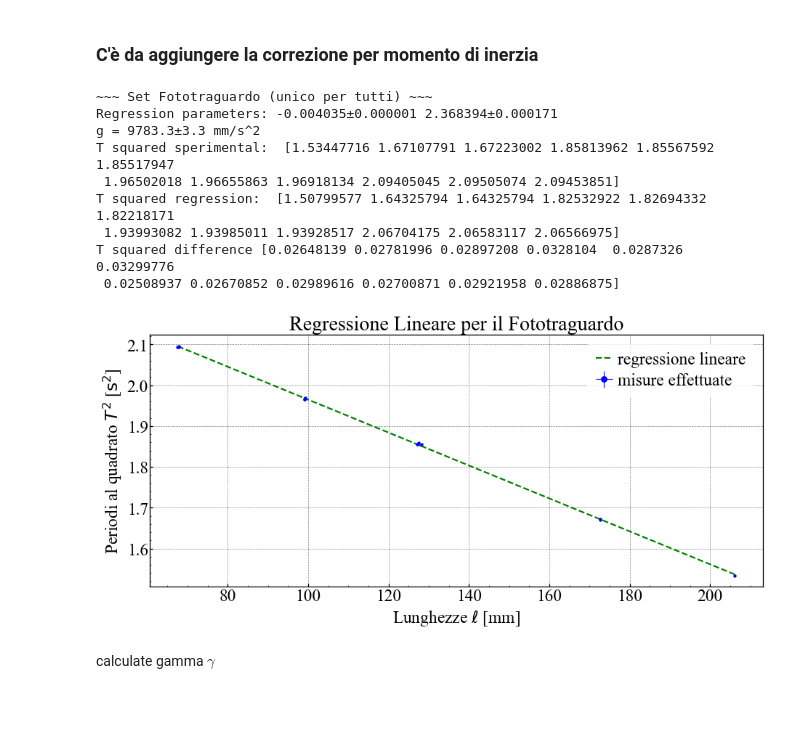
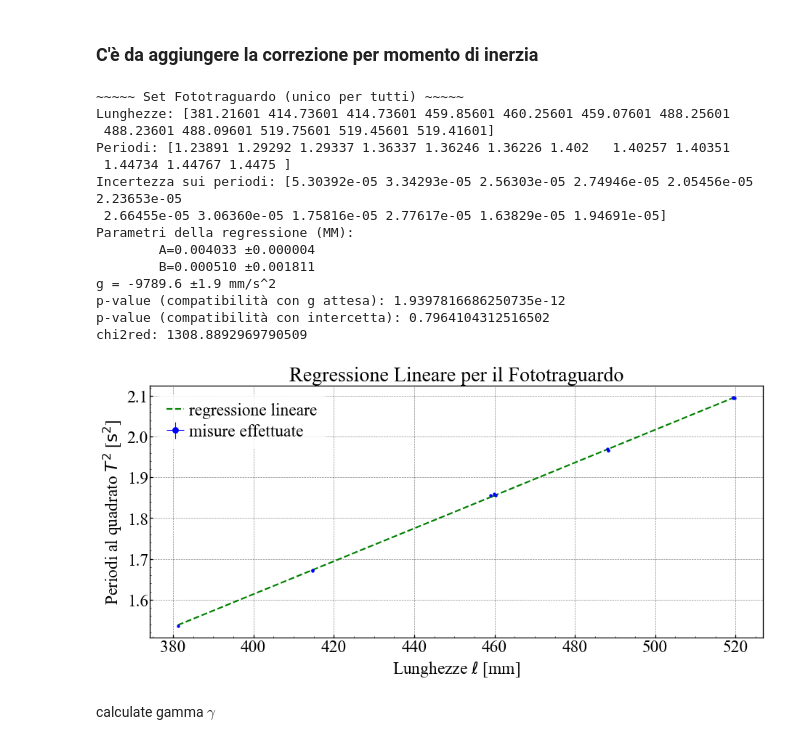
Before and after one commit to Mattia04/Accelerazione-gravitazionale, a Jupyter notebook: script.ipynb, the cells around one changed output. Drawn from its saved outputs; the diff is of its cells as text; code cells hidden in the pictures; blank space fills up the shorter version.

```diff
--- a/script.ipynb
+++ b/script.ipynb
@@ -197,12 +239,14 @@ for dataset_name, dataset in datasets.items():
     X = dataset.iloc[:, 0].to_numpy()
     Y = dataset.iloc[:, 1].to_numpy()
 
-    mean_period, std_period = functions.calc_moving_average(Y)
+    mean_period, std_period = functions.calc_average(Y)
+    # * non ha senso utilizzare la media mobile per il fototraguardo perché è troppo preciso
 
     print(
         f"{dataset_name:<40}",
-        f"mean periods: {mean_period:.4f} ± {std_period:.4f}",
-        f"mean squared: {mean_period**2:.4f}±{2*std_period*mean_period:.4f}",
+        f"mean periods: {mean_period:.5f} ± {std_period:.5f}",
+        f"mean squared: {mean_period**2:.5f} ± {2*std_period*mean_period:.5f}",
+        sep="\n\t"
     )
     periods.append(mean_period)
     std_periods.append(std_period)
@@ -213,6 +257,6 @@ for dataset_name, dataset in datasets.items():
     plt.xlabel(r"Tempo trascorso [s]")
     plt.ylabel(r"Periodi [s]")
 
-periods = np.array(periods)
+periods = np.array(periods) * 1.00017
 std_periods = np.array(std_periods)
 # %% [output]
@@ -245,12 +294,14 @@ misura fototraguardo lunghezza 5_tia     mean periods: 1.4473 ± 0.0000 mean squ
 # %% [markdown]
 ### C'è da aggiungere la correzione per momento di inerzia
 # %%
+lunghezze = functions.calc_length(lunghezze)
+
 squared_periods = np.square(periods) * (
     1 + (0.01 / (2 * np.pi)) ** 2  # correzione smorzamento (inutile)
 )
 squared_p_std = 2 * np.multiply(std_periods, periods)
-xerr = 0.2 / 1000
-err = np.sqrt(np.square(squared_p_std) + np.square(xerr))
+xerr = 0.02
+err = np.sqrt(np.square(squared_p_std) + np.square(xerr*0.004))
 
 plt.subplots(figsize=(12, 6))
 plt.errorbar(
@@ -259,58 +310,60 @@ plt.errorbar(
     fmt="b. ",
     yerr=squared_p_std,
     xerr=xerr,
     label="misure effettuate",
     markersize=8
 )
 
 retta = lambda x, a, b: a * x + b
 
 params, cov = scipy.optimize.curve_fit(
     retta, lunghezze, squared_periods, sigma=err, absolute_sigma=True
 )
 std = np.sqrt(np.diag(cov))
 
 g_value = -(4 * np.pi**2) / params[0]
 g_uncert = -std[0] / params[0] * g_value
 
 plt.plot(
     lunghezze, retta(lunghezze, *params), ls="--", c="g", label="regressione lineare", linewidth=2
 )
 
-print(f"~~~ Set Fototraguardo (unico per tutti) ~~~")
-print("Regression parameters:", *[f"{param:.6f}±{errs:.6f}" for param, errs in zip(params, std)])
-print(f"g = {g_value:.1f}±{g_uncert:.1f} mm/s^2")
+print(f"~~~~~ Set Fototraguardo (unico per tutti) ~~~~~")
+print(f"Lunghezze: {lunghezze}")
+print(f"Periodi: {periods}")
+print(f"Incertezza sui periodi: {std_periods}")
+print(f"Parametri della regressione (MM):\n\tA={params[0]:.6f} ±{uncert[0]:.6f}\n\tB={params[1]:.6f} ±{uncert[1]:.6f}")
+print(f"g = {abs(g_value):.1f} ±{g_uncert:.1f} mm/s^2")
+print(f"p-value (compatibilità con g attesa): {functions.calc_p_value(abs(g_value), g_uncert, 9806, 3)}")
+print(f"p-value (compatibilità con intercetta): {functions.calc_p_value(params[1], (uncert[1]**2 + (params[1]*0.1)**2)**0.5, 0, 3)}")
 
-# * check if crosses zero
-lunghezza_riferimento = 405  # mm ± 1
-X = lunghezze[0] - lunghezze + lunghezza_riferimento - functions.calc_cm() # ±1mm
-regression_y = (4 * np.pi**2) * X / g_value # ±4pi^2 * (propagazione degli errori)
-
-print("T squared sperimental: ", squared_periods)
-print("T squared regression: ", regression_y)
-print("T squared difference", squared_periods - regression_y)
-# ! c'è errore sistematico
-# ? come lo tolgo?
-# TODO stimare l'incertezza dell'errore sistematico
-# * ho mezzo centimetro di errore sistematico sulla lunghezza di riferimento
+observed = squared_periods
+expected = lunghezze * params[0] + params[1]
+chi = functions.calc_chi2(observed, expected, err, 4)
+print(f"chi2red: {chi[2]}")
 
 plt.title("Regressione Lineare per il Fototraguardo")
 plt.xlabel(r"Lunghezze $\ell$ [mm]")
 plt.ylabel(r"Periodi al quadrato $T^2$ [$\text{s}^2$]")
 plt.legend()
 
 plt.savefig("images/Regressione Lineare Fototraguardo.svg")
 # %% [output]
-~~~ Set Fototraguardo (unico per tutti) ~~~
-Regression parameters: -0.004035±0.000001 2.368394±0.000171
-g = 9783.3±3.3 mm/s^2
-T squared sperimental:  [1.53447716 1.67107791 1.67223002 1.85813962 1.85567592 1.85517947
- 1.96502018 1.96655863 1.96918134 2.09405045 2.09505074 2.09453851]
-T squared regression:  [1.50799577 1.64325794 1.64325794 1.82532922 1.82694332 1.82218171
- 1.93993082 1.93985011 1.93928517 2.06704175 2.06583117 2.06566975]
-T squared difference [0.02648139 0.02781996 0.02897208 0.0328104  0.0287326  0.03299776
- 0.02508937 0.02670852 0.02989616 0.02700871 0.02921958 0.02886875]
+~~~~~ Set Fototraguardo (unico per tutti) ~~~~~
+Lunghezze: [381.21601 414.73601 414.73601 459.85601 460.25601 459.07601 488.25601
+ 488.23601 488.09601 519.75601 519.45601 519.41601]
+Periodi: [1.23891 1.29292 1.29337 1.36337 1.36246 1.36226 1.402   1.40257 1.40351
+ 1.44734 1.44767 1.4475 ]
+Incertezza sui periodi: [5.30392e-05 3.34293e-05 2.56303e-05 2.74946e-05 2.05456e-05 2.23653e-05
+ 2.66455e-05 3.06360e-05 1.75816e-05 2.77617e-05 1.63829e-05 1.94691e-05]
+Parametri della regressione (MM):
+        A=0.004033 ±0.000004
+        B=0.000510 ±0.001811
+g = -9789.6 ±1.9 mm/s^2
+p-value (compatibilità con g attesa): 1.9397816686250735e-12
+p-value (compatibilità con intercetta): 0.7964104312516502
+chi2red: 1308.8892969790509
-[figure, old version]
+[figure, new version]
 # %% [markdown]
 calculate gamma $\gamma$
 # %%
```
Also changed, not shown: parts of 8 cells of this notebook, 1 other file.
